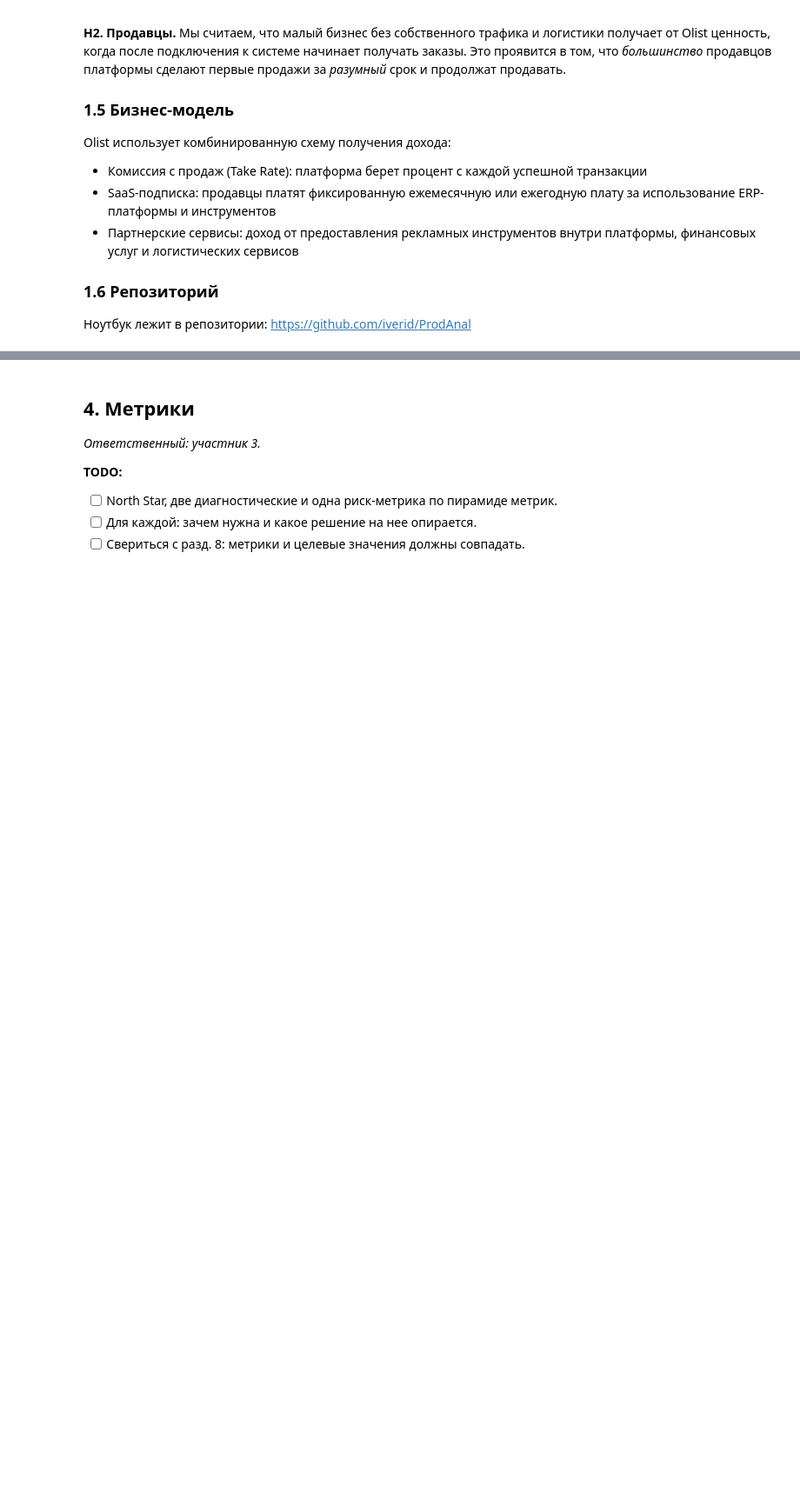
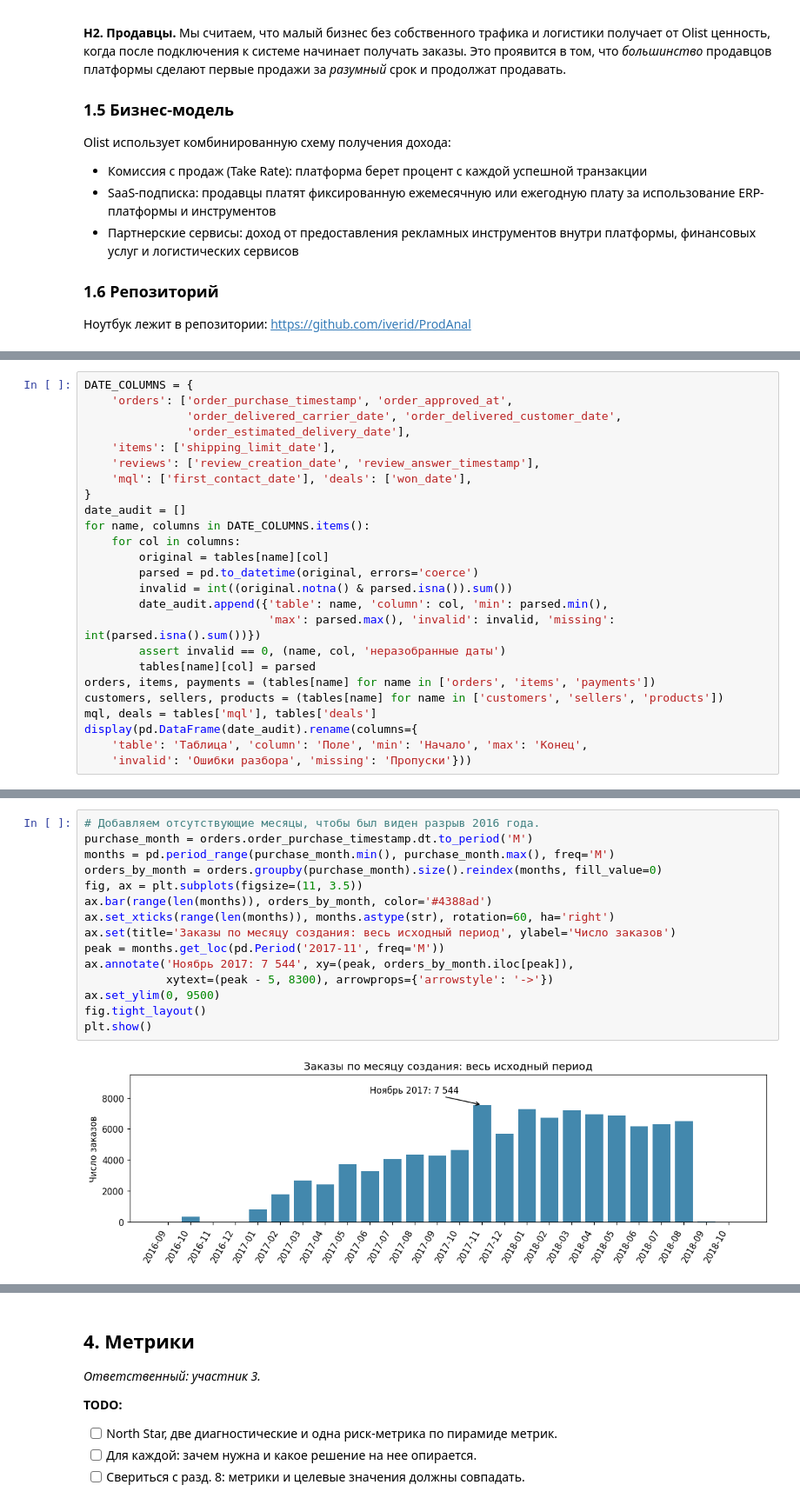
Before and after one commit to iverid/ProdAnal, a Jupyter notebook: project.ipynb, the cells around one changed output, grey strips where cells are left out. Shown at 87% size. Drawn from its saved outputs; the diff is of its cells as text; blank space fills up the shorter version.

```diff
--- a/project.ipynb
+++ b/project.ipynb
@@ -100,0 +214,25 @@ Olist использует комбинированную схему получ
+# %%
+DATE_COLUMNS = {
+    'orders': ['order_purchase_timestamp', 'order_approved_at',
+               'order_delivered_carrier_date', 'order_delivered_customer_date',
+               'order_estimated_delivery_date'],
+    'items': ['shipping_limit_date'],
+    'reviews': ['review_creation_date', 'review_answer_timestamp'],
+    'mql': ['first_contact_date'], 'deals': ['won_date'],
+}
+date_audit = []
+for name, columns in DATE_COLUMNS.items():
+    for col in columns:
+        original = tables[name][col]
+        parsed = pd.to_datetime(original, errors='coerce')
+        invalid = int((original.notna() & parsed.isna()).sum())
+        date_audit.append({'table': name, 'column': col, 'min': parsed.min(),
+                           'max': parsed.max(), 'invalid': invalid, 'missing': int(parsed.isna().sum())})
+        assert invalid == 0, (name, col, 'неразобранные даты')
+        tables[name][col] = parsed
+orders, items, payments = (tables[name] for name in ['orders', 'items', 'payments'])
+customers, sellers, products = (tables[name] for name in ['customers', 'sellers', 'products'])
+mql, deals = tables['mql'], tables['deals']
+display(pd.DataFrame(date_audit).rename(columns={
+    'table': 'Таблица', 'column': 'Поле', 'min': 'Начало', 'max': 'Конец',
+    'invalid': 'Ошибки разбора', 'missing': 'Пропуски'}))
@@ -100,0 +255,17 @@ Olist использует комбинированную схему получ
+# %%
+# Добавляем отсутствующие месяцы, чтобы был виден разрыв 2016 года.
+purchase_month = orders.order_purchase_timestamp.dt.to_period('M')
+months = pd.period_range(purchase_month.min(), purchase_month.max(), freq='M')
+orders_by_month = orders.groupby(purchase_month).size().reindex(months, fill_value=0)
+fig, ax = plt.subplots(figsize=(11, 3.5))
+ax.bar(range(len(months)), orders_by_month, color='#4388ad')
+ax.set_xticks(range(len(months)), months.astype(str), rotation=60, ha='right')
+ax.set(title='Заказы по месяцу создания: весь исходный период', ylabel='Число заказов')
+peak = months.get_loc(pd.Period('2017-11', freq='M'))
+ax.annotate('Ноябрь 2017: 7 544', xy=(peak, orders_by_month.iloc[peak]),
+            xytext=(peak - 5, 8300), arrowprops={'arrowstyle': '->'})
+ax.set_ylim(0, 9500)
+fig.tight_layout()
+plt.show()
+# %% [output]
+[figure, added]
```
Also changed, not shown: parts of 49 cells of this notebook, 1 other file.
